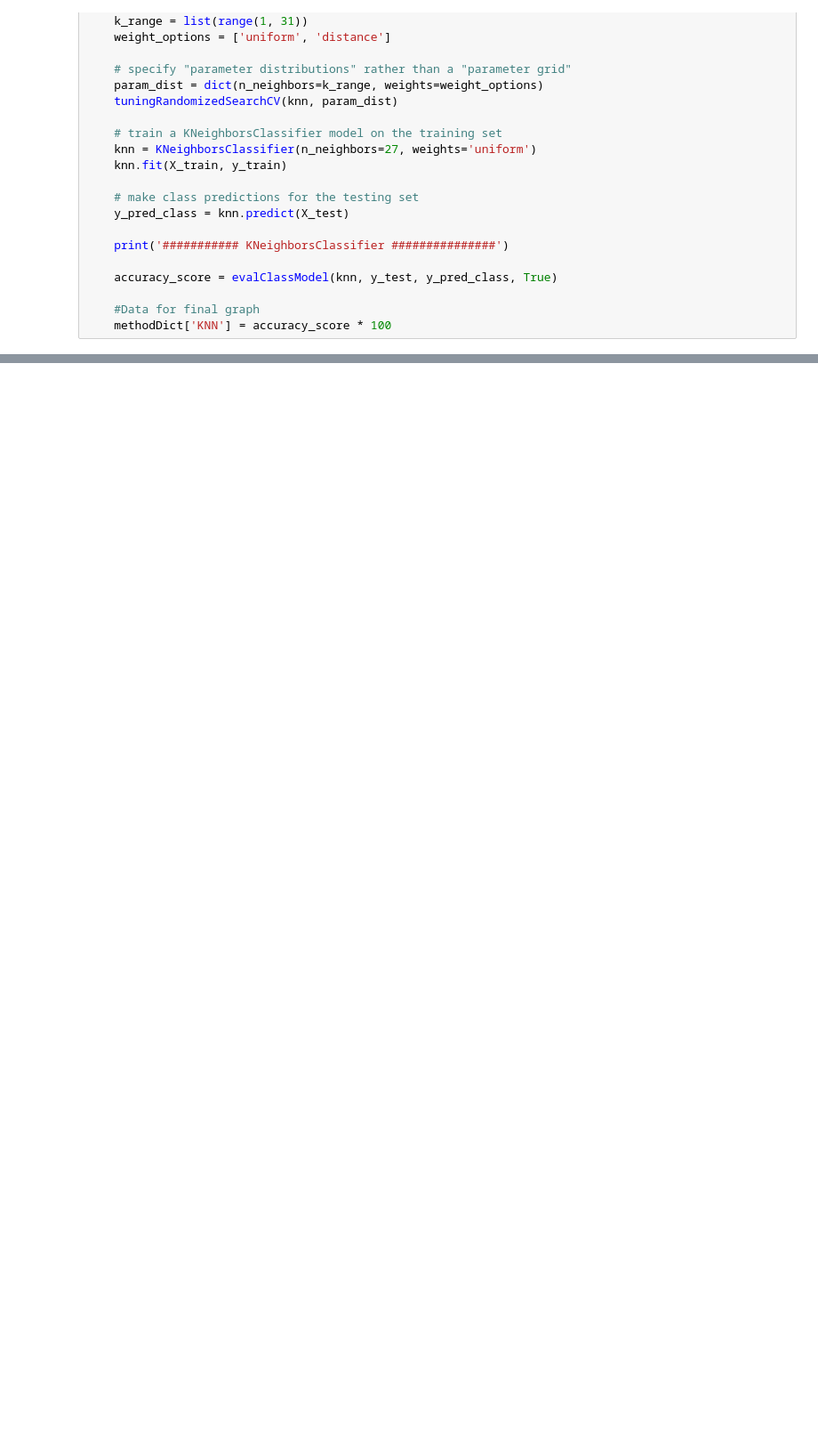
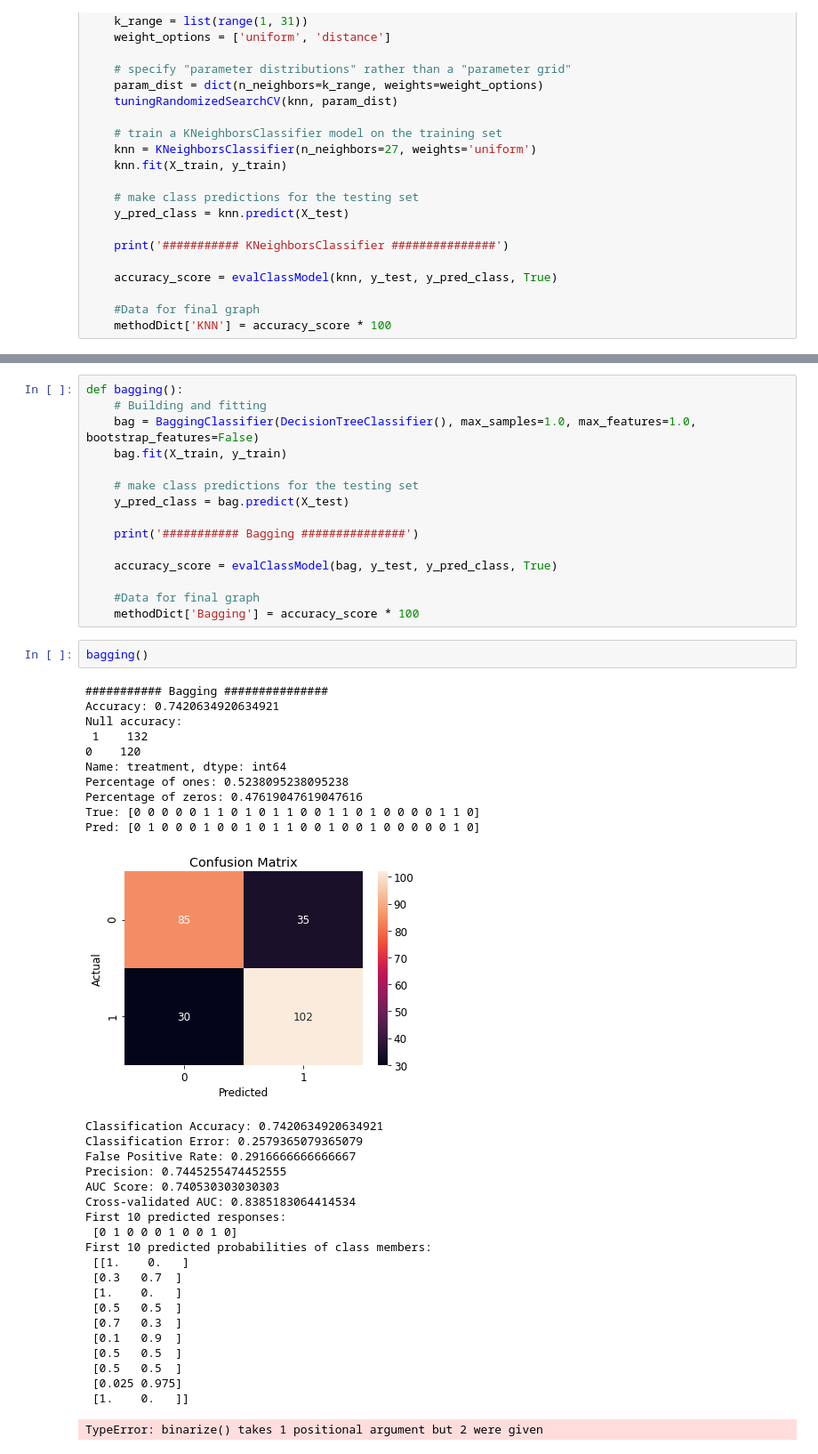
Before and after one commit to gianmarco-tucceri-cimini/Mental-Health-Diagnosis, a Jupyter notebook: 02.train_model.ipynb, the cells around one changed output, grey strips where cells are left out. Shown at 89% size. Saved outputs shown, nothing was run; the diff lists cells and outputs as text; blank space fills up the shorter version.

```diff
--- a/02.train_model.ipynb
+++ b/02.train_model.ipynb
@@ -488,0 +663,49 @@ Knn()
+# %%
+def bagging():
+    # Building and fitting
+    bag = BaggingClassifier(DecisionTreeClassifier(), max_samples=1.0, max_features=1.0, bootstrap_features=False)
+    bag.fit(X_train, y_train)
+
+    # make class predictions for the testing set
+    y_pred_class = bag.predict(X_test)
+
+    print('########### Bagging ###############')
+
+    accuracy_score = evalClassModel(bag, y_test, y_pred_class, True)
+
+    #Data for final graph
+    methodDict['Bagging'] = accuracy_score * 100
+# %%
+bagging()
+# %% [output]
+########### Bagging ###############
+Accuracy: 0.7420634920634921
+Null accuracy:
+ 1    132
+0    120
+Name: treatment, dtype: int64
+Percentage of ones: 0.5238095238095238
+Percentage of zeros: 0.47619047619047616
+True: [0 0 0 0 0 1 1 0 1 0 1 1 0 0 1 1 0 1 0 0 0 0 1 1 0]
+Pred: [0 1 0 0 0 1 0 0 1 0 1 1 0 0 1 0 0 1 0 0 0 0 0 1 0]
+[figure, added]
+Classification Accuracy: 0.7420634920634921
+Classification Error: 0.2579365079365079
+False Positive Rate: 0.2916666666666667
+Precision: 0.7445255474452555
+AUC Score: 0.740530303030303
+Cross-validated AUC: 0.8385183064414534
+First 10 predicted responses:
+ [0 1 0 0 0 1 0 0 1 0]
+First 10 predicted probabilities of class members:
+ [[1.    0.   ]
+ [0.3   0.7  ]
+ [1.    0.   ]
+ [0.5   0.5  ]
+ [0.7   0.3  ]
+ [0.1   0.9  ]
+ [0.5   0.5  ]
+ [0.5   0.5  ]
+ [0.025 0.975]
+ [1.    0.   ]]
+TypeError: binarize() takes 1 positional argument but 2 were given
```
Also changed, not shown: parts of 23 cells of this notebook.
